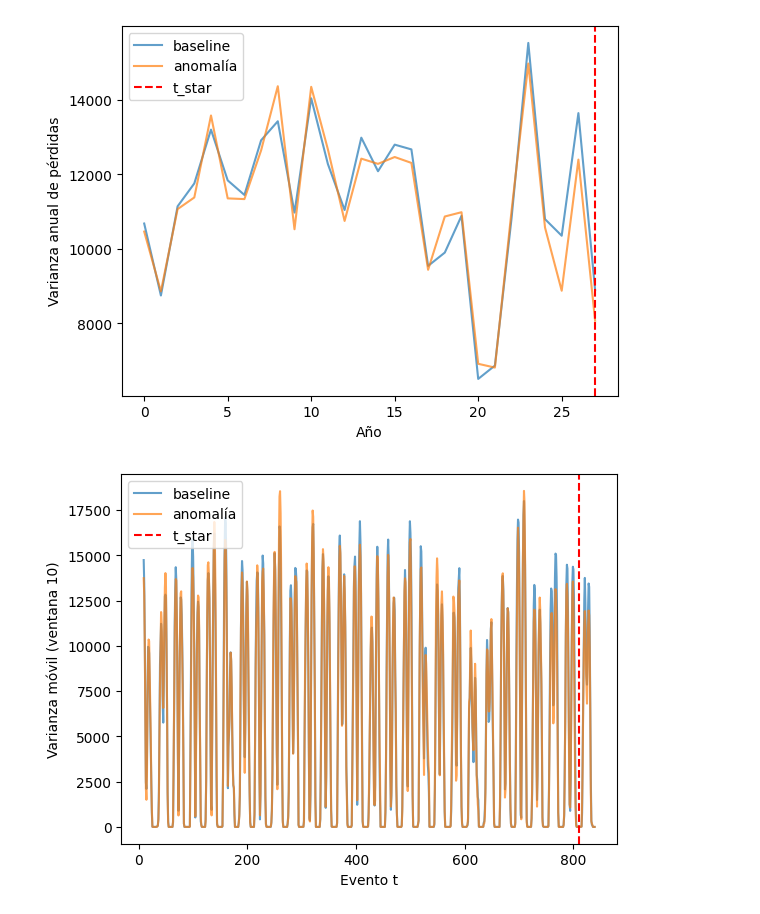
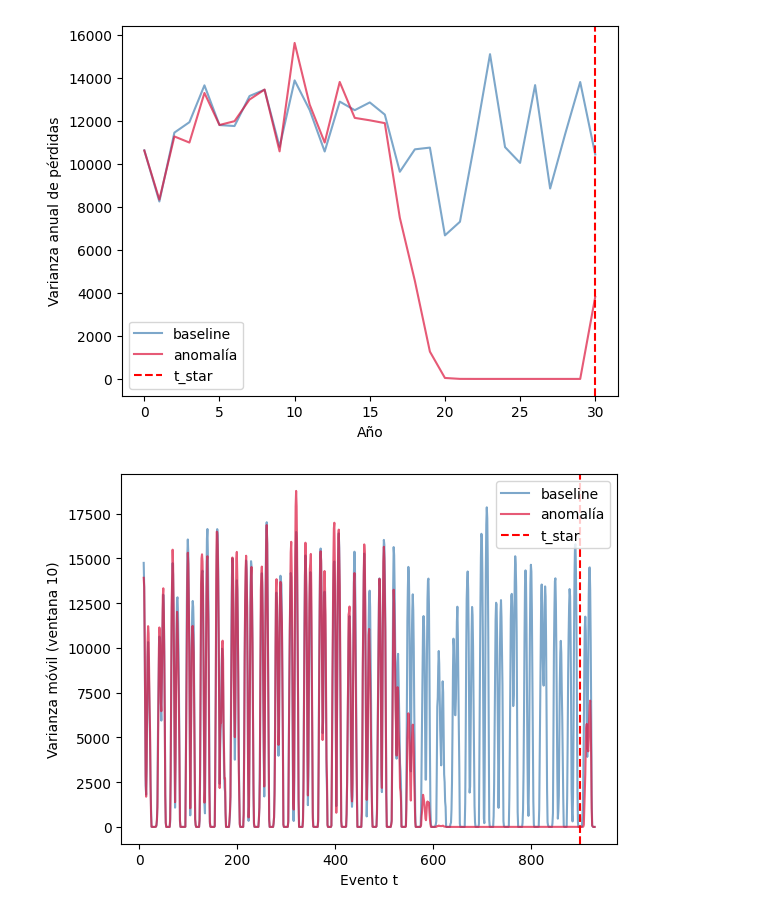
Before and after one commit to echeverriajosejavier-lab/garalen_variance, a Jupyter notebook: notebooks/examination.ipynb, the cells around one changed output. Drawn from its saved outputs; the diff is of its cells as text; code cells hidden in the pictures.

Commit message:
Fix notebook to use updated SimulationResult structure

```diff
--- a/notebooks/examination.ipynb
+++ b/notebooks/examination.ipynb
@@ -121,5 +149,4 @@ plt.show()
 # %%
-# varianza por año (cada 30 eventos)
 eventos_por_año = 30
 n_años = config.n_periods // eventos_por_año
 
@@ -129,34 +156,34 @@ var_anomaly = []
 for i in range(n_años):
     inicio = i * eventos_por_año
     fin = inicio + eventos_por_año
-    var_baseline.append(result.Y_baseline[inicio:fin].var())
-    var_anomaly.append(result.Y_anomaly[inicio:fin].var())
+    var_baseline.append(result.Y[:, 1:][inicio:fin].mean(axis=1).var())
+    var_anomaly.append(result.Y[:, 0][inicio:fin].var())
 
 años = np.arange(n_años)
 
-plt.plot(años, var_baseline, label="baseline", alpha=0.7)
-plt.plot(años, var_anomaly, label="anomalía", alpha=0.7)
+plt.plot(años, var_baseline, label="baseline", alpha=0.7, color="steelblue")
+plt.plot(años, var_anomaly, label="anomalía", alpha=0.7, color="crimson")
 plt.axvline(config.t_star / eventos_por_año, color="red", linestyle="--", label="t_star")
 plt.ylabel("Varianza anual de pérdidas")
 plt.xlabel("Año")
 plt.legend()
 plt.show()
 # %% [output]
-[figure, old version]
+[figure, new version]
 # %%
 from pandas import Series
 
-var_baseline = Series(result.Y_baseline).rolling(10).var()
-var_anomaly = Series(result.Y_anomaly).rolling(10).var()
+var_baseline = Series(result.Y[:, 1:].mean(axis=1)).rolling(10).var()
+var_anomaly = Series(result.Y[:, 0]).rolling(10).var()
 
-plt.plot(t, var_baseline, label="baseline", alpha=0.7)
-plt.plot(t, var_anomaly, label="anomalía", alpha=0.7)
+plt.plot(t, var_baseline, label="baseline", alpha=0.7, color="steelblue")
+plt.plot(t, var_anomaly, label="anomalía", alpha=0.7, color="crimson")
 plt.axvline(config.t_star, color="red", linestyle="--", label="t_star")
 plt.ylabel("Varianza móvil (ventana 10)")
 plt.xlabel("Evento t")
 plt.legend()
 plt.show()
 # %% [output]
-[figure, old version]
+[figure, new version]
 # %%
 umbral = 2
```
Also changed, not shown: parts of 12 cells of this notebook.
